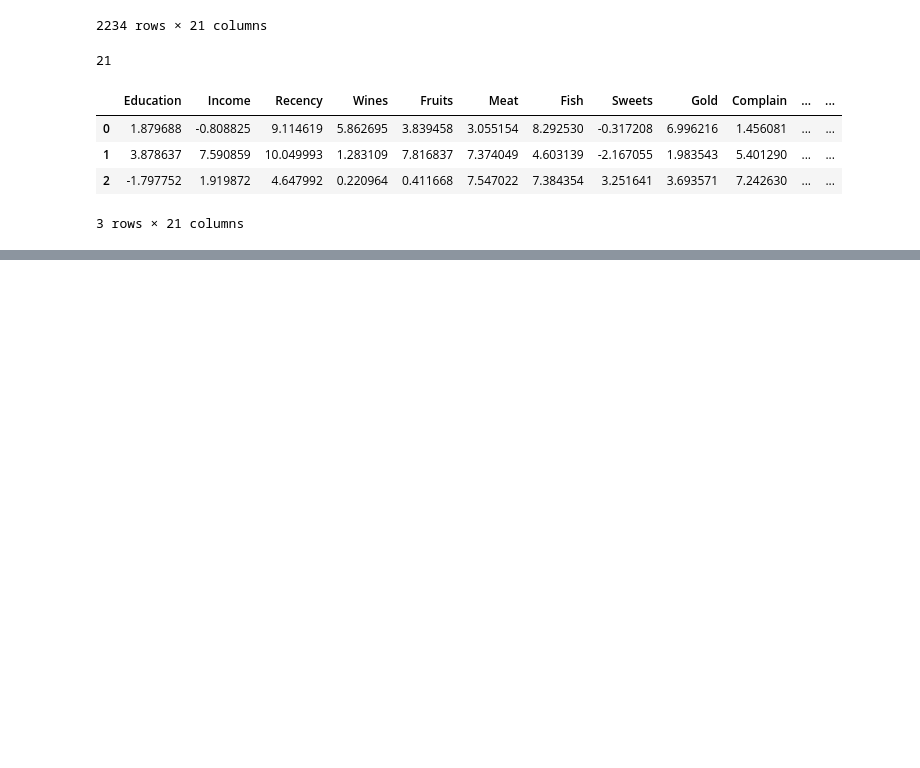
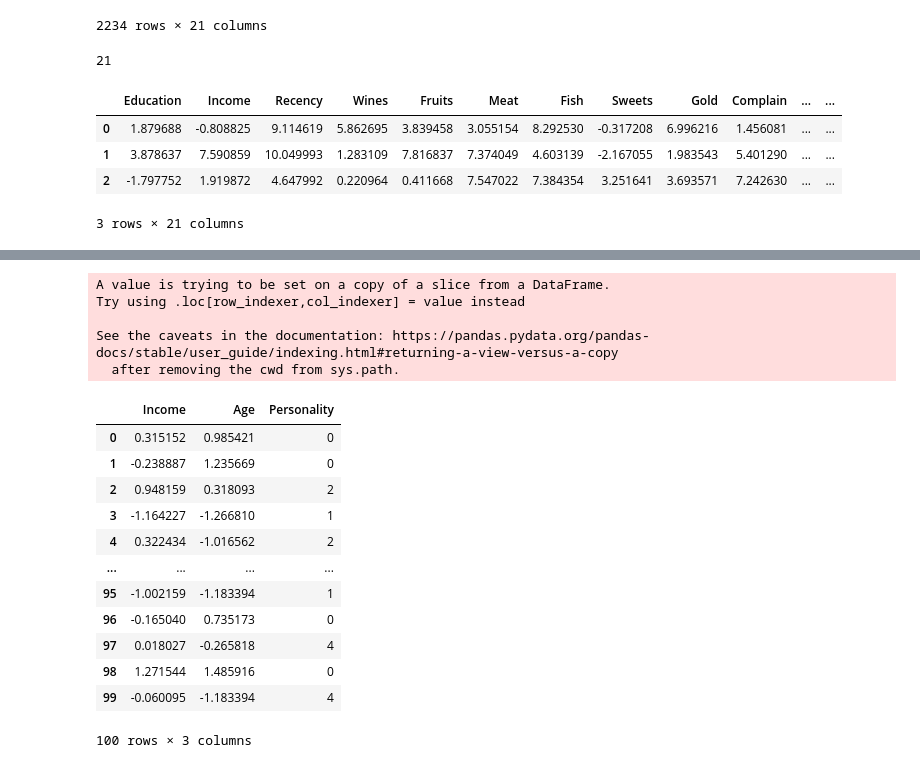
Before and after one commit to KittuPatel/CustomerPersonalityAnalysis, a Jupyter notebook: CustomerPersonalityAnalysis.ipynb, the cells around one changed output, grey strips where cells are left out. Drawn from its saved outputs; the diff is of its cells as text; code cells hidden in the pictures; blank space fills up the shorter version.

```diff
--- a/CustomerPersonalityAnalysis.ipynb
+++ b/CustomerPersonalityAnalysis.ipynb
@@ -642,0 +736,25 @@ result_list
+# %%
+from sklearn.cluster import  KMeans
+clusters = KMeans(n_clusters=5, random_state=42).fit(points)
+new =few.head(100)
+new["Personality"]= clusters.labels_
+new
+# %% [output]
+A value is trying to be set on a copy of a slice from a DataFrame.
+Try using .loc[row_indexer,col_indexer] = value instead
+
+See the caveats in the documentation: https://pandas.pydata.org/pandas-docs/stable/user_guide/indexing.html#returning-a-view-versus-a-copy
+  after removing the cwd from sys.path.
+|  | Income | Age | Personality |
+| 0 | 0.315152 | 0.985421 | 0 |
+| 1 | -0.238887 | 1.235669 | 0 |
+| 2 | 0.948159 | 0.318093 | 2 |
+| 3 | -1.164227 | -1.266810 | 1 |
+| 4 | 0.322434 | -1.016562 | 2 |
+| ... | ... | ... | ... |
+| 95 | -1.002159 | -1.183394 | 1 |
+| 96 | -0.165040 | 0.735173 | 0 |
+| 97 | 0.018027 | -0.265818 | 4 |
+| 98 | 1.271544 | 1.485916 | 0 |
+| 99 | -0.060095 | -1.183394 | 4 |
+100 rows × 3 columns
```
Also changed, not shown: parts of 7 cells of this notebook.
